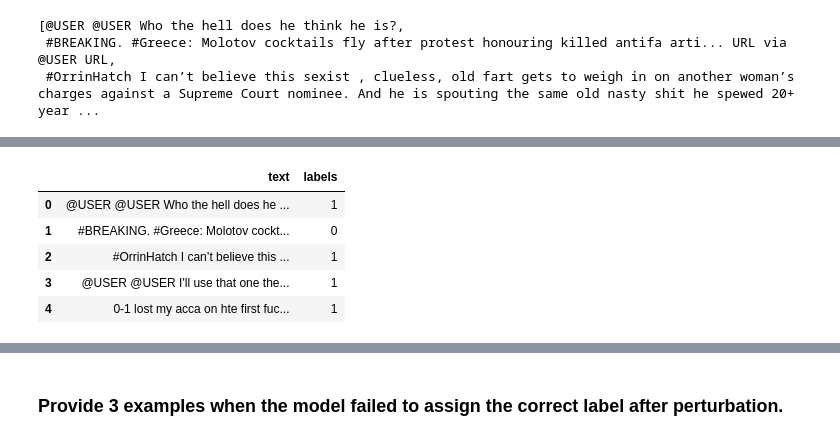
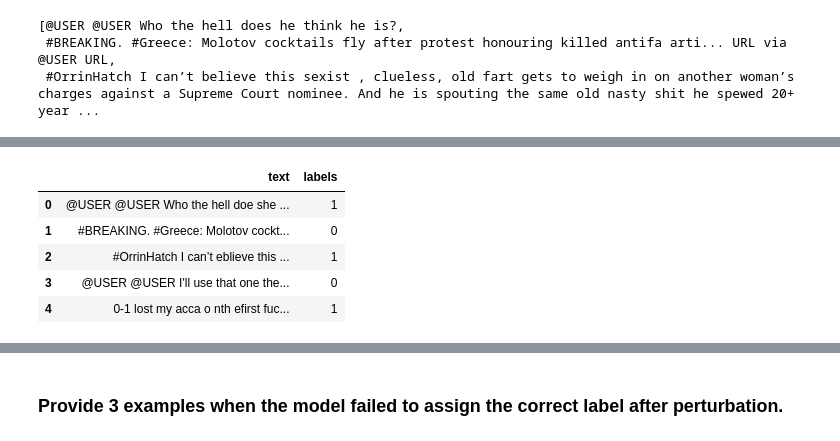
Before and after one commit to melisnv/natural-language-processing-projects, a Jupyter notebook: Assignment II NLP/error_analysis_with_checklist.ipynb, the cells around one changed output, grey strips where cells are left out. Drawn from its saved outputs; the diff is of its cells as text; code cells hidden in the pictures.

Commit message:
adds multiple typos(2,4,6,8,10)

```diff
--- a/Assignment II NLP/error_analysis_with_checklist.ipynb
+++ b/Assignment II NLP/error_analysis_with_checklist.ipynb
@@ -44,6 +51,7 @@ ret.data[:3][1]
 # %%
-typo_data = []
-for i in range(len(ret.data)):
-  typo_data.append(ret.data[i][1]) # tweet with typos added
+def make_data_list(data):
+  typo_data = []
+  for i in range(len(data)):
+    typo_data.append(data[i][1]) # tweet with typos added
 
-typo_data[:3]
+  return typo_data
@@ -63,0 +58,6 @@ data_typo.head()
+# %%
+typo_data2 = make_data_list(ret_data_typo2.data)
+typo_data4 = make_data_list(ret_data_typo4.data)
+typo_data6 = make_data_list(ret_data_typo6.data)
+typo_data8 = make_data_list(ret_data_typo8.data)
+typo_data10 = make_data_list(ret_data_typo10.data)
@@ -63,0 +70,8 @@ data_typo.head()
+# %%
+data_typo2 = pd.DataFrame({'text':typo_data2,'label':data['labels']})
+data_typo4 = pd.DataFrame({'text':typo_data4,'label':data['labels']})
+data_typo6 = pd.DataFrame({'text':typo_data6,'label':data['labels']})
+data_typo8 = pd.DataFrame({'text':typo_data8,'label':data['labels']})
+data_typo10 = pd.DataFrame({'text':typo_data10,'label':data['labels']})
+
+data_typo2.head()
@@ -85,10 +103,18 @@ pred, out = model.predict(list(data['text']))
+# %%
+predictions2, raw_outputs2 = model.predict(list(data_typo2['text']))
+predictions4, raw_outputs4 = model.predict(list(data_typo4['text']))
+predictions6, raw_outputs6 = model.predict(list(data_typo6['text']))
+predictions8, raw_outputs8 = model.predict(list(data_typo8['text']))
+predictions10, raw_outputs10 = model.predict(list(data_typo10['text']))
+
+pred, out = model.predict(list(data['text']))
 # %%
-predicted_typo_labels = pd.DataFrame({'text':data_typo.text, 'labels': predictions})
-predicted_typo_labels.head()
+predicted_typo_labels2 = pd.DataFrame({'text':data_typo2.text, 'labels': predictions2})
+predicted_typo_labels2.head()
 # %% [output]
 |  | text | labels |
-| 0 | @USER @USER Who the hell does he ... | 1 |
+| 0 | @USER @USER Who the hell doe she ... | 1 |
 | 1 | #BREAKING. #Greece: Molotov cockt... | 0 |
-| 2 | #OrrinHatch I can’t believe this ... | 1 |
-| 3 | @USER @USER I'll use that one the... | 1 |
-| 4 | 0-1 lost my acca on hte first fuc... | 1 |
+| 2 | #OrrinHatch I can’t eblieve this ... | 1 |
+| 3 | @USER @USER I'll use that one the... | 0 |
+| 4 | 0-1 lost my acca o nth efirst fuc... | 1 |
```
Also changed, not shown: parts of 26 cells of this notebook.
